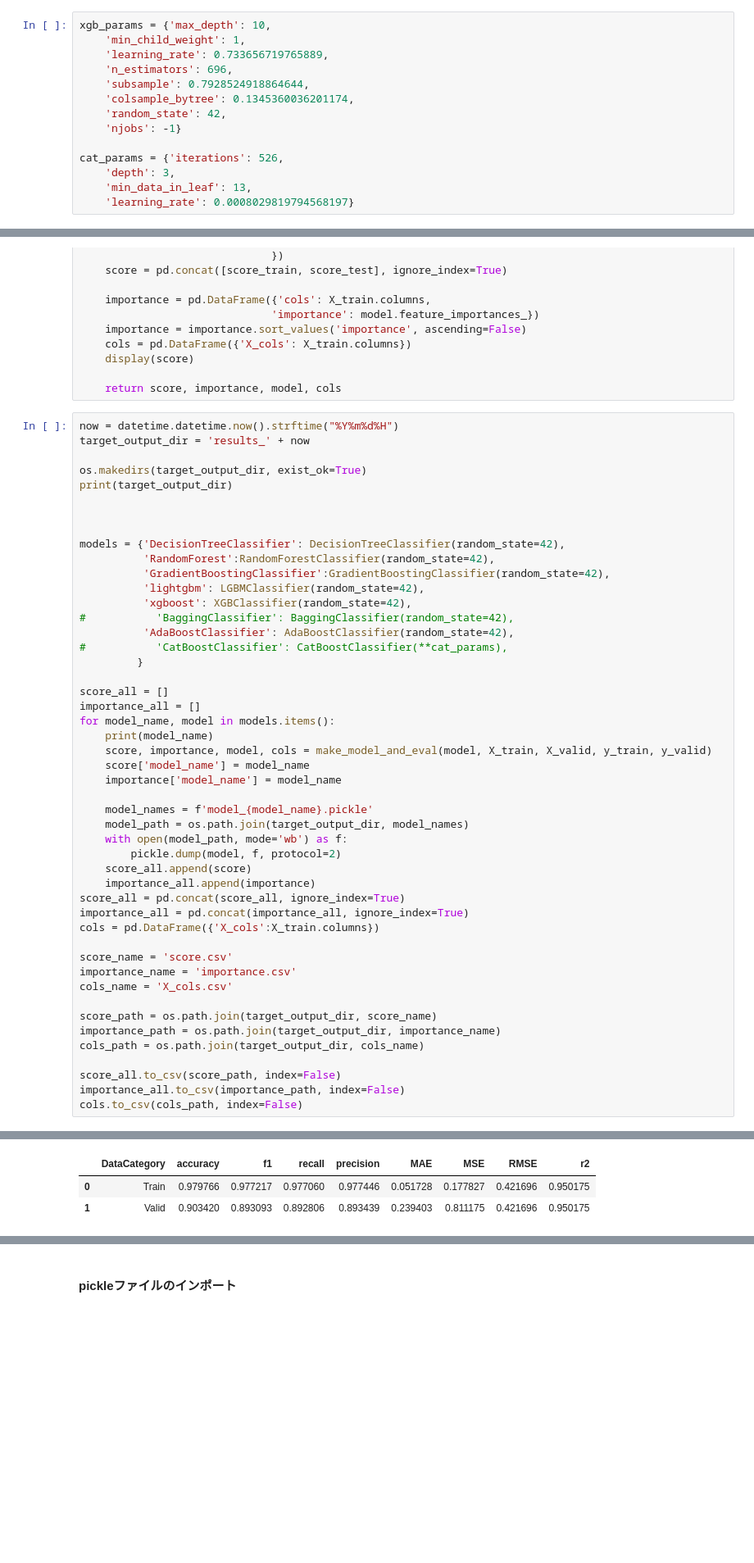
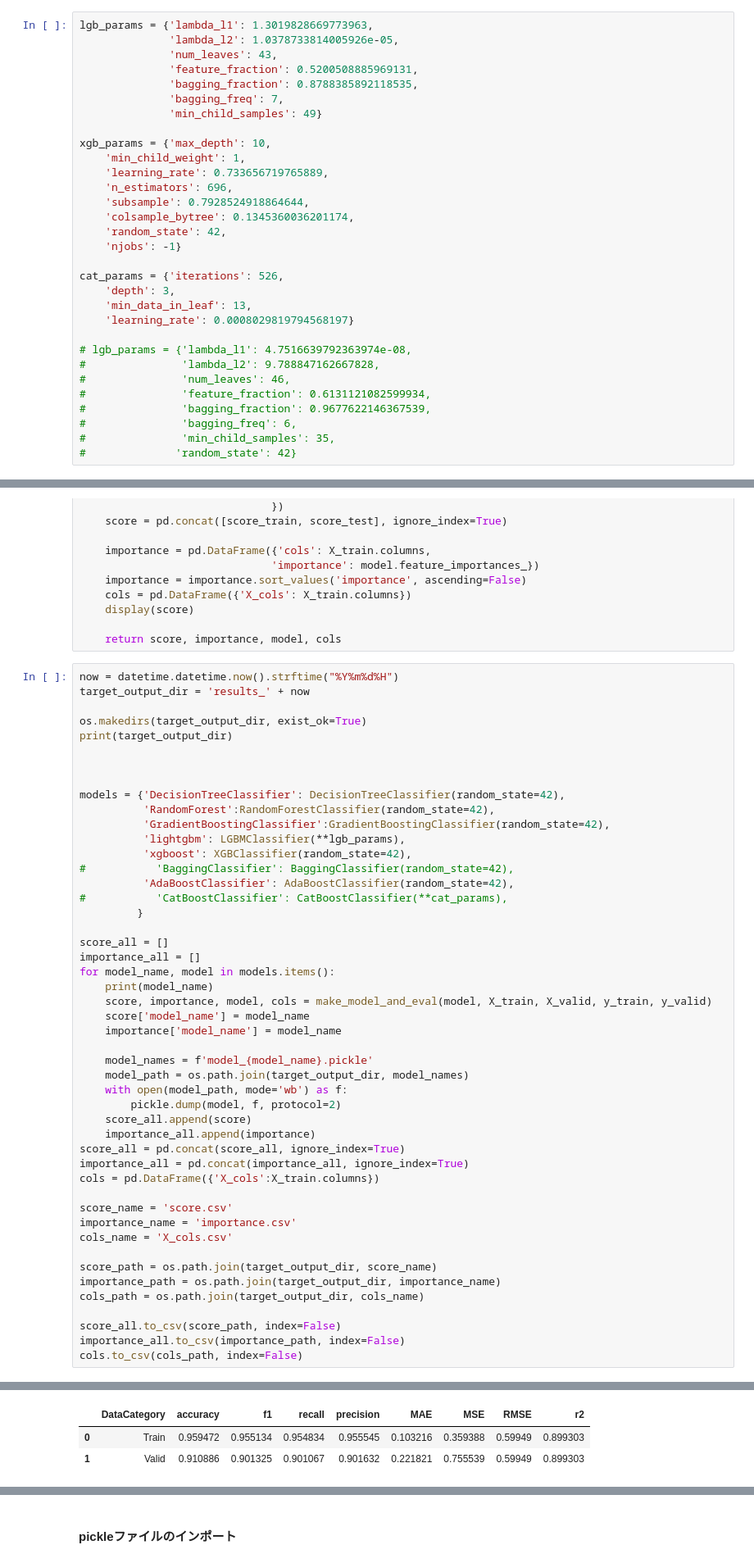
Before and after one commit to CheeseGue/DataScience, a Jupyter notebook: Model/Model-obesity.ipynb, the cells around one changed output, grey strips where cells are left out. Shown at 82% size. Drawn from its saved outputs; the diff is of its cells as text; blank space fills up the shorter version.

```diff
--- a/Model/Model-obesity.ipynb
+++ b/Model/Model-obesity.ipynb
@@ -100,6 +100,14 @@ X_train, X_valid, y_train, y_valid = train_test_split(X, y, test_size=0.2, rando
 # %% [markdown]
 ## ハイパーパラメータ
 # %%
+lgb_params = {'lambda_l1': 1.3019828669773963,
+              'lambda_l2': 1.0378733814005926e-05,
+              'num_leaves': 43,
+              'feature_fraction': 0.5200508885969131,
+              'bagging_fraction': 0.8788385892118535,
+              'bagging_freq': 7,
+              'min_child_samples': 49}
+
 xgb_params = {'max_depth': 10,
     'min_child_weight': 1,
     'learning_rate': 0.733656719765889,
@@ -113,6 +121,15 @@ cat_params = {'iterations': 526,
     'depth': 3,
     'min_data_in_leaf': 13,
     'learning_rate': 0.0008029819794568197}
+
+# lgb_params = {'lambda_l1': 4.7516639792363974e-08,
+#               'lambda_l2': 9.788847162667828,
+#               'num_leaves': 46,
+#               'feature_fraction': 0.6131121082599934,
+#               'bagging_fraction': 0.9677622146367539,
+#               'bagging_freq': 6,
+#               'min_child_samples': 35,
+#              'random_state': 42}
 # %% [markdown]
 ## モデルファイルと評価結果を出力する（ファイルの出力あり）, Main
 # %%
@@ -202,7 +219,7 @@ print(target_output_dir)
 models = {'DecisionTreeClassifier': DecisionTreeClassifier(random_state=42),
           'RandomForest':RandomForestClassifier(random_state=42),
           'GradientBoostingClassifier':GradientBoostingClassifier(random_state=42),
-          'lightgbm': LGBMClassifier(random_state=42),
+          'lightgbm': LGBMClassifier(**lgb_params),
           'xgboost': XGBClassifier(random_state=42),
 #           'BaggingClassifier': BaggingClassifier(random_state=42),
           'AdaBoostClassifier': AdaBoostClassifier(random_state=42),
@@ -268,6 +289,6 @@ And if memory is not enough, you can set `force_col_wise=true`.
 |  | DataCategory | accuracy | f1 | recall | precision | MAE | MSE | RMSE | r2 |
-| 0 | Train | 0.979766 | 0.977217 | 0.977060 | 0.977446 | 0.051728 | 0.177827 | 0.421696 | 0.950175 |
-| 1 | Valid | 0.903420 | 0.893093 | 0.892806 | 0.893439 | 0.239403 | 0.811175 | 0.421696 | 0.950175 |
+| 0 | Train | 0.959472 | 0.955134 | 0.954834 | 0.955545 | 0.103216 | 0.359388 | 0.59949 | 0.899303 |
+| 1 | Valid | 0.910886 | 0.901325 | 0.901067 | 0.901632 | 0.221821 | 0.755539 | 0.59949 | 0.899303 |
 xgboost
 |  | DataCategory | accuracy | f1 | recall | precision | MAE | MSE | RMSE | r2 |
 | 0 | Train | 0.985848 | 0.984105 | 0.984044 | 0.984209 | 0.035529 | 0.121884 | 0.349118 | 0.96585 |
```
Also changed, not shown: parts of 3 cells of this notebook.
